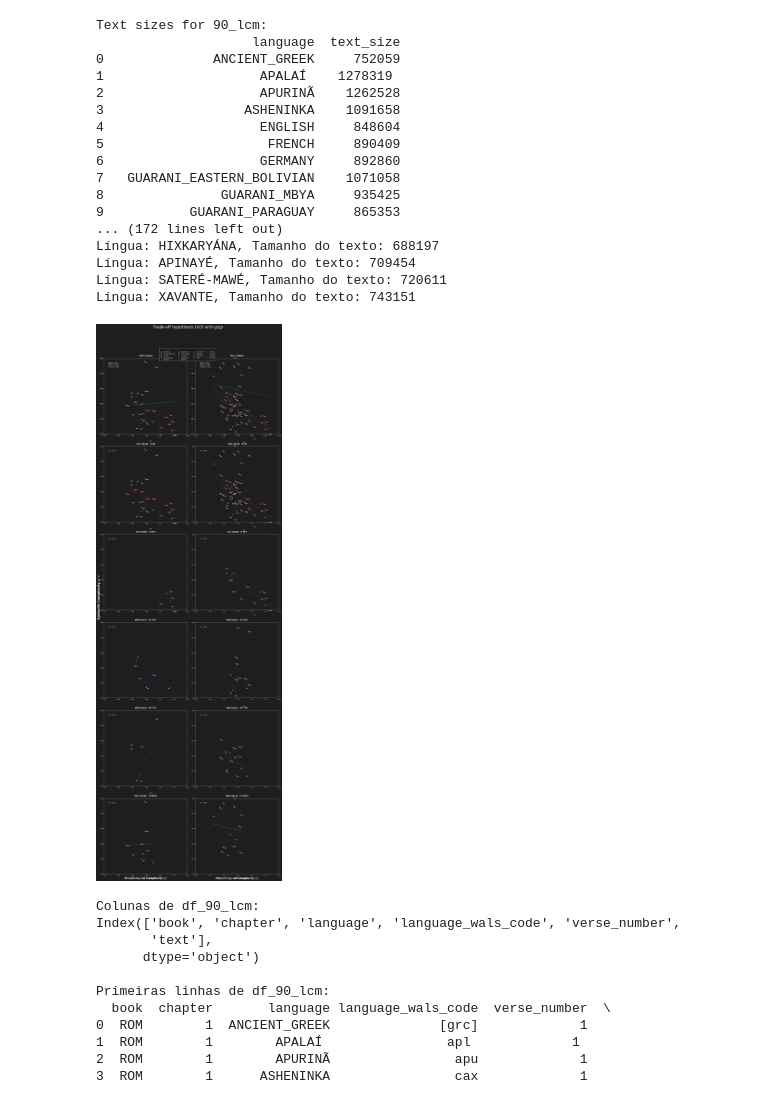
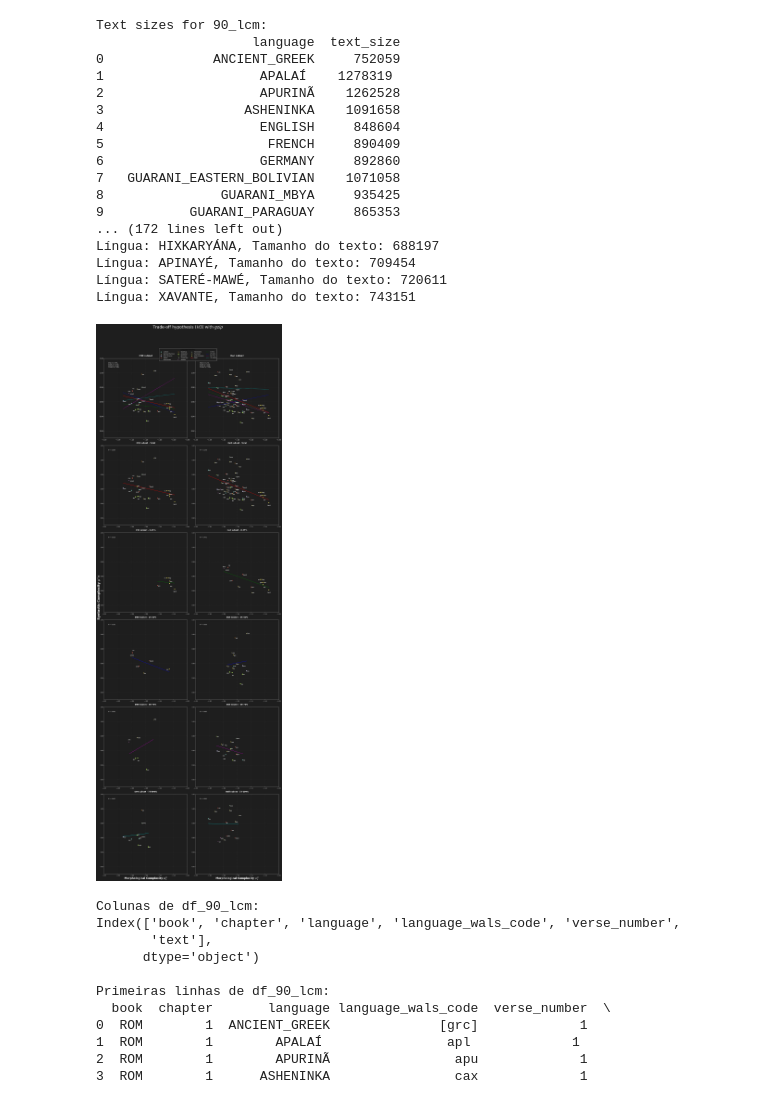
Before and after one commit to gabrielfsouza2002/lang_complexity, a Jupyter notebook: notebooks/H3Graph.ipynb, the cells around one changed output. Cells and saved outputs as stored; diff of their text form; code cells hidden in the pictures.

```diff
--- a/notebooks/H3Graph.ipynb
+++ b/notebooks/H3Graph.ipynb
@@ -4,8 +4,8 @@ import numpy as np
 import pandas as pd
 from scipy import stats
 # %%
-d90_file = '../results/complexity_utf-16_10_1_1234_bibles_90_lcm.csv'
-dall_file = '../results/complexity_utf-16_10_1_1234_bibles_lcm.csv'
+d90_file = '../results/complexity_utf-16_10_10_1234_bibles_90_lcm.csv'
+dall_file = '../results/complexity_utf-16_10_10_1234_bibles_lcm.csv'
 
 # Carregar o arquivo original
 original_file1 = '../dataset/bibles_lcm.csv'
@@ -334,7 +334,7 @@ def plot_regression(df90, dfall, algo, family, text_sizes_90, text_sizes_all, wa
 
         ax[0, di].set_facecolor('#1e1e1e')
         ax[0, di].set_xlim((-1.35, -1.05))
-        ax[0, di].set_ylim((0.91, 0.96))
+        ax[0, di].set_ylim((0.91, 1.02))
         ax[0, di].grid(True, linestyle='--', alpha=0.3, color='gray')
 
         for i, f in enumerate(unique_families):
@@ -391,7 +391,7 @@ def plot_regression(df90, dfall, algo, family, text_sizes_90, text_sizes_all, wa
             ax_q = ax[i+1, di]
             ax_q.set_facecolor('#1e1e1e')
             ax_q.set_xlim((-1.35, -1.05))
-            ax_q.set_ylim((0.91, 0.96))
+            ax_q.set_ylim((0.91, 1.02))
             ax_q.grid(True, linestyle='--', alpha=0.3, color='gray')
 
             if 'family_glottocode' in df_quartile.columns:
@@ -473,36 +473,36 @@ print("\nText sizes for lcm:")
 print(text_sizes_lcm)
 
 df90 = pd.read_csv(d90_file, index_col=False)
 df90 = df90[df90.language != 'NAMBIKUÁRA'] # We removed Nambikuára because it has tone annotation
-df90.loc[df90.metric == 'del-chars', 'value'] = - df90.loc[df90.metric == 'del-chars', 'value']
+#df90.loc[df90.metric == 'del-chars', 'value'] = - df90.loc[df90.metric == 'del-chars', 'value']
 
 dfall = pd.read_csv(dall_file, index_col=False)
 dfall = dfall[dfall.language != 'NAMBIKUÁRA'] # We removed Nambikuára because it has tone annotation
-dfall.loc[dfall.metric == 'del-chars', 'value'] = - dfall.loc[dfall.metric == 'del-chars', 'value']
+#dfall.loc[dfall.metric == 'del-chars', 'value'] = - dfall.loc[dfall.metric == 'del-chars', 'value']
 
 family = pd.read_csv('../dataset/family.csv', index_col=None)
 
 # Chamar a função plot_regression com os dois conjuntos de text_sizes
 plot_regression(df90, dfall, 'gzip', family=family, text_sizes_90=text_sizes_90_lcm, text_sizes_all=text_sizes_lcm, text=True)
 # %% [output]
 Text sizes for 90_lcm:
                     language  text_size
 0              ANCIENT_GREEK     752059
 1                    APALAÍ    1278319
 2                    APURINÃ    1262528
 3                  ASHENINKA    1091658
 4                    ENGLISH     848604
 5                     FRENCH     890409
 6                    GERMANY     892860
 7   GUARANI_EASTERN_BOLIVIAN    1071058
 8               GUARANI_MBYA     935425
 9           GUARANI_PARAGUAY     865353
 ... (172 lines left out)
 Língua: HIXKARYÁNA, Tamanho do texto: 688197
 Língua: APINAYÉ, Tamanho do texto: 709454
 Língua: SATERÉ-MAWÉ, Tamanho do texto: 720611
 Língua: XAVANTE, Tamanho do texto: 743151
-[figure, old version]
+[figure, new version]
 # %%
 # Carregando os dados necessários
 bibles_lcm_file = '../dataset/bibles_lcm.csv'
```
Also changed, not shown: parts of 1 cell of this notebook, 13 other files.
